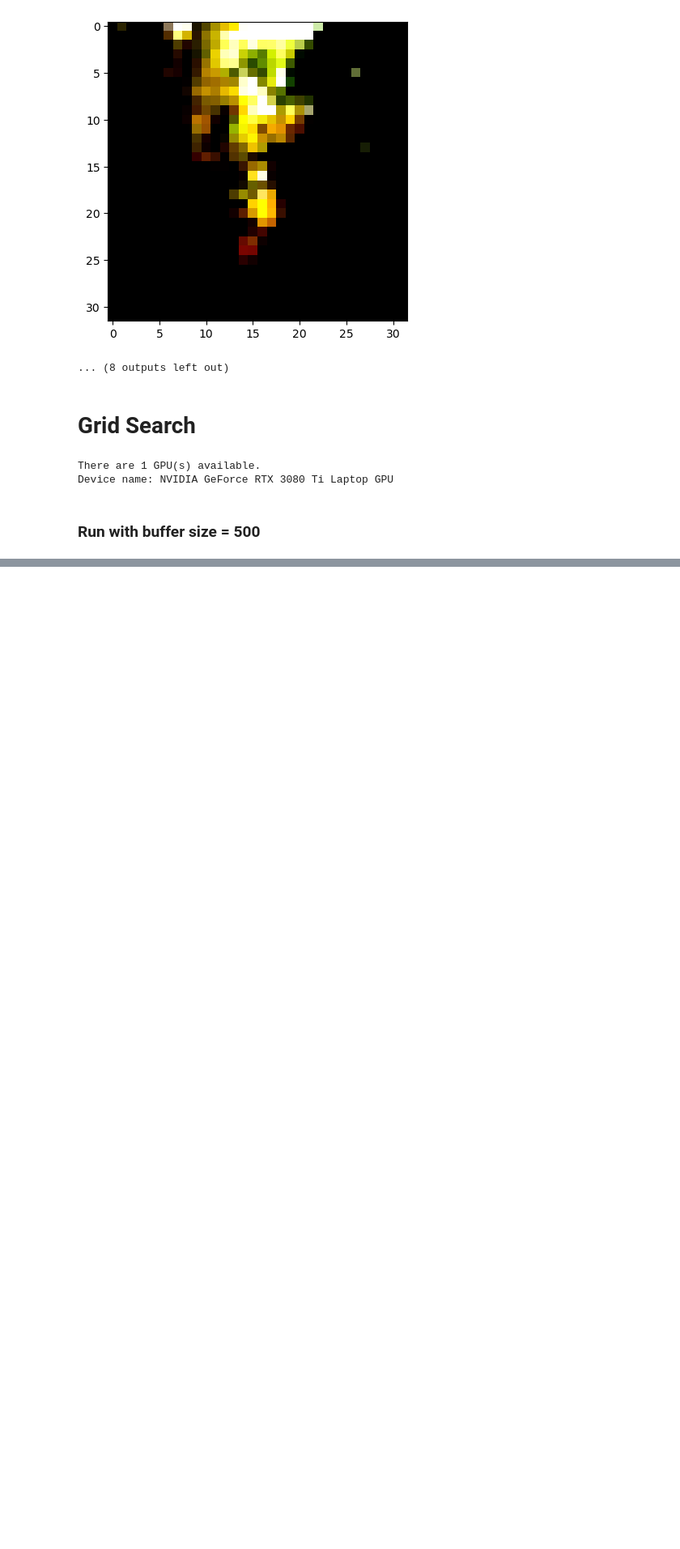
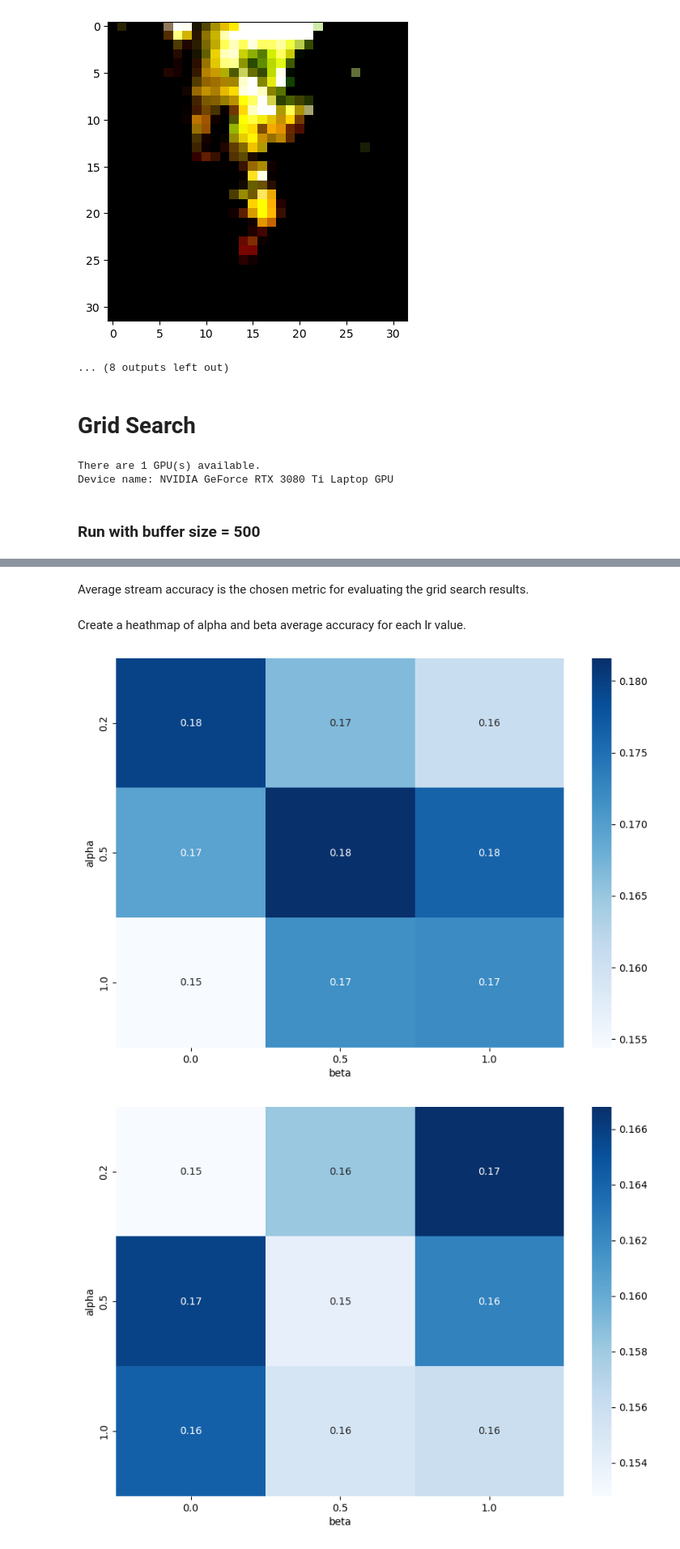
Before and after one commit to giacomo-cgn/der-plus-plus, a Jupyter notebook: grid_search.ipynb, the cells around one changed output, grey strips where cells are left out. Shown at 81% size. Saved outputs shown, nothing was run; the diff lists cells and outputs as text; code cells hidden in the pictures; blank space fills up the shorter version.

Commit message:
finished grid search

```diff
--- a/grid_search.ipynb
+++ b/grid_search.ipynb
@@ -164,0 +182,48 @@ Starting experiment...
+# %% [markdown]
+Average stream accuracy is the chosen metric for evaluating the grid search results.
+# %%
+all_files = glob.glob('./grid_search/*.csv')
+
+# Save accuracies after trained experience for each experience of the grid search runs.
+# In the dict the key is the grid search run, while the value is a list of accuracies after each experience
+acc_trained_exps_dict = {}
+
+for file in all_files:
+    df = pd.read_csv(file, index_col=None, header=None)
+    acc_trained_exps = df[df[0].str.startswith('Accuracy_On_Trained_Experiences/eval_phase/valid_stream/Task000')].values[0][1:-1]
+    # Get the filename without the path and the extension
+    filename = file.split('/')[-1].split('.csv')[0]
+
+    acc_trained_exps_dict[filename] = acc_trained_exps
+
+# Get the average accuracy after all experiences
+avg_acc_dict = {}
+for key, value in acc_trained_exps_dict.items():
+    avg_acc_dict[key] = acc_trained_exps_dict[key][-1]
+# %% [markdown]
+Create a heathmap of alpha and beta average accuracy for each lr value.
+# %%
+lr_list = ['0.1', '0.03', '0.01']
+alpha_list = ['0.2', '0.5', '1.0']
+beta_list = ['0.0', '0.5', '1.0']
+
+
+acc_matrix_dict = {}
+
+for lr in lr_list:
+    acc_matrix_dict[lr] = np.zeros((len(alpha_list), len(beta_list)))
+
+for lr in lr_list:
+    for i, alpha in enumerate(alpha_list):
+        for j, beta in enumerate(beta_list):
+            acc_matrix_dict[lr][i, j] = avg_acc_dict['lr_'+lr+'_alpha_'+alpha+'_beta_'+beta]
+# %%
+for lr, acc_matrix in acc_matrix_dict.items():
+    # heathmap of matrix
+    plt.figure(figsize=(10, 7))
+    sns.heatmap(acc_matrix, annot=True, cmap='Blues', xticklabels=beta_list, yticklabels=alpha_list)
+    plt.xlabel('beta')
+    plt.ylabel('alpha')
+# %% [output]
+[figure, added]
+[figure, added]
```
Also changed, not shown: parts of 5 cells of this notebook, 24 other files.
